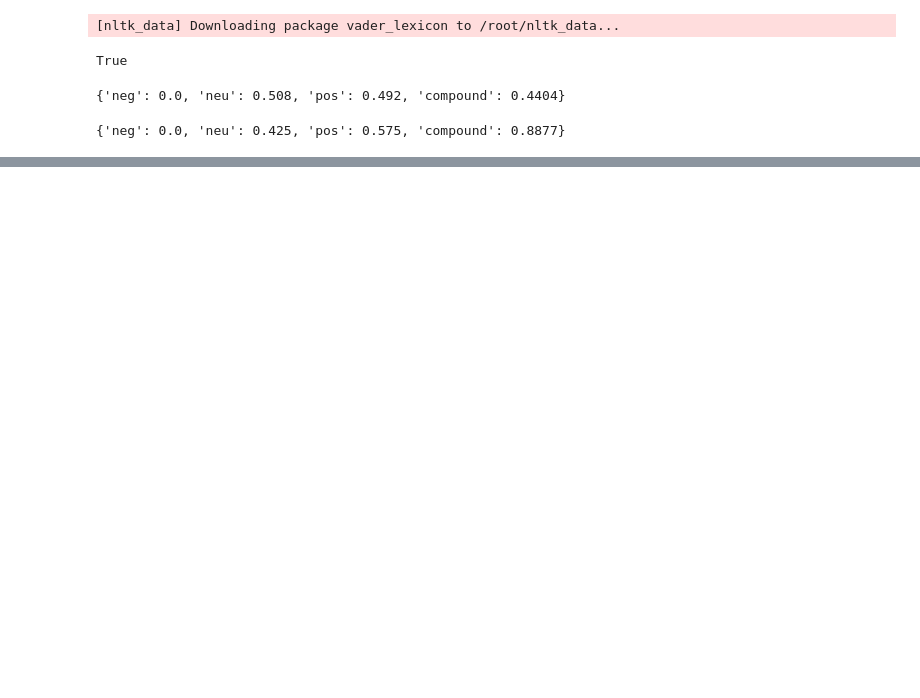
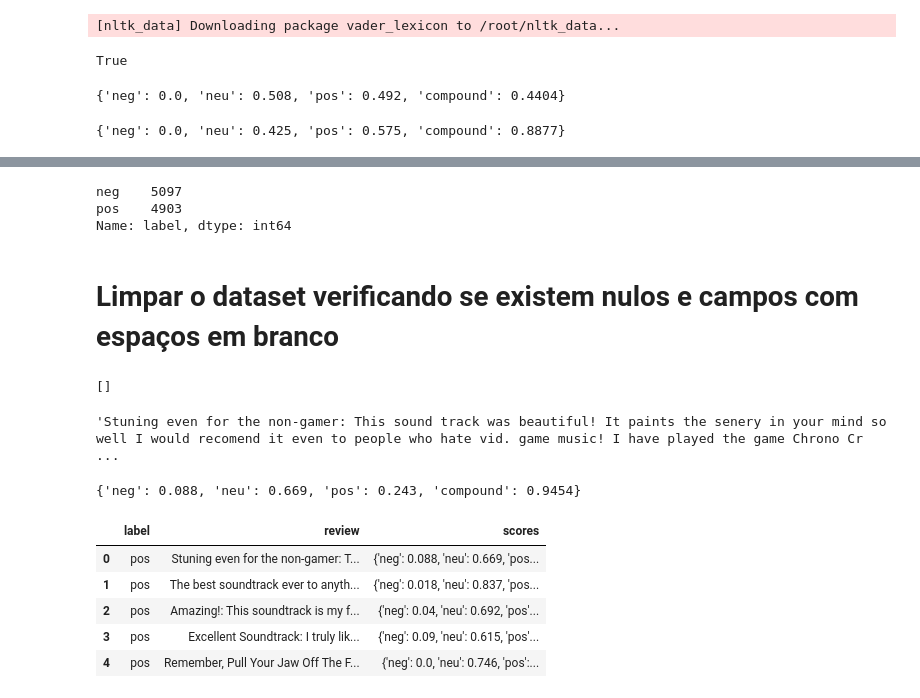
Before and after one commit to thiago2608santana/Natural_Language_Processing_with_Python, a Jupyter notebook: Sentiment_Analysis_NLTK.ipynb, the cells around one changed output, grey strips where cells are left out. Cells and saved outputs as stored; diff of their text form; code cells hidden in the pictures; blank space fills up the shorter version.

```diff
--- a/Sentiment_Analysis_NLTK.ipynb
+++ b/Sentiment_Analysis_NLTK.ipynb
@@ -25,0 +47,8 @@ sid.polarity_scores(b)
+# %%
+df['label'].value_counts()
+# %% [output]
+neg    5097
+pos    4903
+Name: label, dtype: int64
+# %% [markdown]
+# Limpar o dataset verificando se existem nulos e campos com espaços em branco
@@ -25,0 +64,13 @@ sid.polarity_scores(b)
+# %%
+#df.drop(blanks, inplace=True)
+blanks
+# %% [output]
+[]
+# %%
+df.iloc[0]['review']
+# %% [output]
+'Stuning even for the non-gamer: This sound track was beautiful! It paints the senery in your mind so well I would recomend it even to people who hate vid. game music! I have played the game Chrono Cr ...
+# %%
+sid.polarity_scores(df.iloc[0]['review'])
+# %% [output]
+{'neg': 0.088, 'neu': 0.669, 'pos': 0.243, 'compound': 0.9454}
@@ -25,0 +79,9 @@ sid.polarity_scores(b)
+# %%
+df.head()
+# %% [output]
+|  | label | review | scores |
+| 0 | pos | Stuning even for the non-gamer: T... | {'neg': 0.088, 'neu': 0.669, 'pos... |
+| 1 | pos | The best soundtrack ever to anyth... | {'neg': 0.018, 'neu': 0.837, 'pos... |
+| 2 | pos | Amazing!: This soundtrack is my f... | {'neg': 0.04, 'neu': 0.692, 'pos'... |
+| 3 | pos | Excellent Soundtrack: I truly lik... | {'neg': 0.09, 'neu': 0.615, 'pos'... |
+| 4 | pos | Remember, Pull Your Jaw Off The F... | {'neg': 0.0, 'neu': 0.746, 'pos':... |
```
Also changed, not shown: parts of 17 cells of this notebook.
